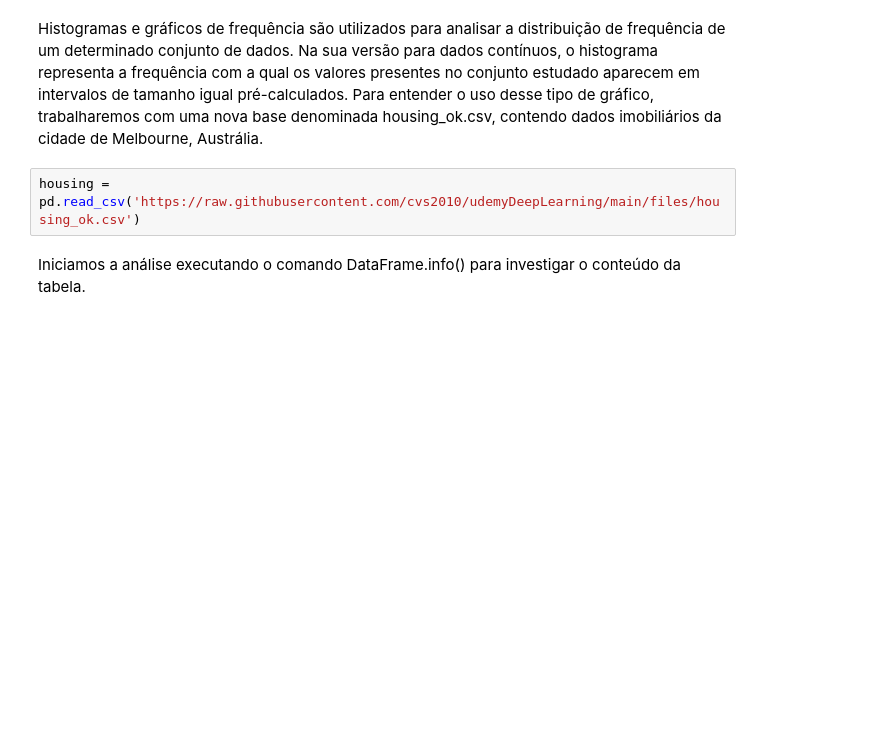
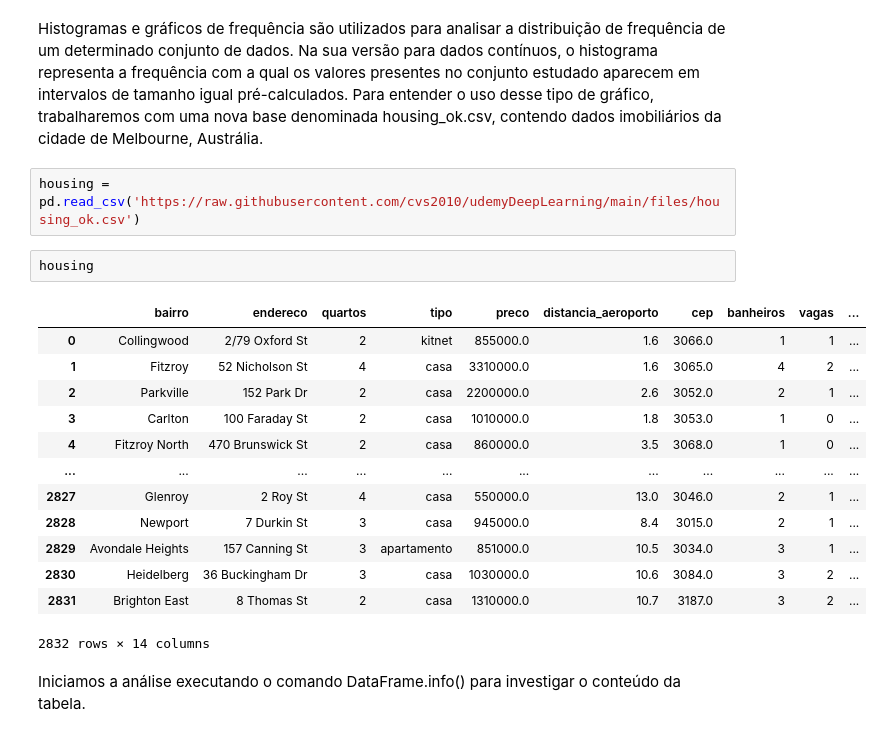
Before and after one commit to cvs2010/Data-Science-Projects, a Jupyter notebook: 00_pandas_tutorial.ipynb, the cells around one changed output. Drawn from its saved outputs; the diff is of its cells as text; blank space fills up the shorter version.

```diff
--- a/00_pandas_tutorial.ipynb
+++ b/00_pandas_tutorial.ipynb
@@ -313,6 +312,22 @@ plt.figure(figsize=(8,5))
 Histogramas e gráficos de frequência são utilizados para analisar a distribuição de frequência de um determinado conjunto de dados. Na sua versão para dados contínuos, o histograma representa a frequência com a qual os valores presentes no conjunto estudado aparecem em intervalos de tamanho igual pré-calculados. Para entender o uso desse tipo de gráfico, trabalharemos com uma nova base denominada housing_ok.csv, contendo dados imobiliários da cidade de Melbourne, Austrália.
 # %%
 housing = pd.read_csv('https://raw.githubusercontent.com/cvs2010/udemyDeepLearning/main/files/housing_ok.csv')
+# %%
+housing
+# %% [output]
+|  | bairro | endereco | quartos | tipo | preco | distancia_aeroporto | cep | banheiros | vagas | ... |
+| 0 | Collingwood | 2/79 Oxford St | 2 | kitnet | 855000.0 | 1.6 | 3066.0 | 1 | 1 | ... |
+| 1 | Fitzroy | 52 Nicholson St | 4 | casa | 3310000.0 | 1.6 | 3065.0 | 4 | 2 | ... |
+| 2 | Parkville | 152 Park Dr | 2 | casa | 2200000.0 | 2.6 | 3052.0 | 2 | 1 | ... |
+| 3 | Carlton | 100 Faraday St | 2 | casa | 1010000.0 | 1.8 | 3053.0 | 1 | 0 | ... |
+| 4 | Fitzroy North | 470 Brunswick St | 2 | casa | 860000.0 | 3.5 | 3068.0 | 1 | 0 | ... |
+| ... | ... | ... | ... | ... | ... | ... | ... | ... | ... | ... |
+| 2827 | Glenroy | 2 Roy St | 4 | casa | 550000.0 | 13.0 | 3046.0 | 2 | 1 | ... |
+| 2828 | Newport | 7 Durkin St | 3 | casa | 945000.0 | 8.4 | 3015.0 | 2 | 1 | ... |
+| 2829 | Avondale Heights | 157 Canning St | 3 | apartamento | 851000.0 | 10.5 | 3034.0 | 3 | 1 | ... |
+| 2830 | Heidelberg | 36 Buckingham Dr | 3 | casa | 1030000.0 | 10.6 | 3084.0 | 3 | 2 | ... |
+| 2831 | Brighton East | 8 Thomas St | 2 | casa | 1310000.0 | 10.7 | 3187.0 | 3 | 2 | ... |
+2832 rows × 14 columns
 # %% [markdown]
 Iniciamos a análise executando o comando DataFrame.info() para investigar o conteúdo da tabela.
 # %%
```
Also changed, not shown: parts of 12 cells of this notebook.
